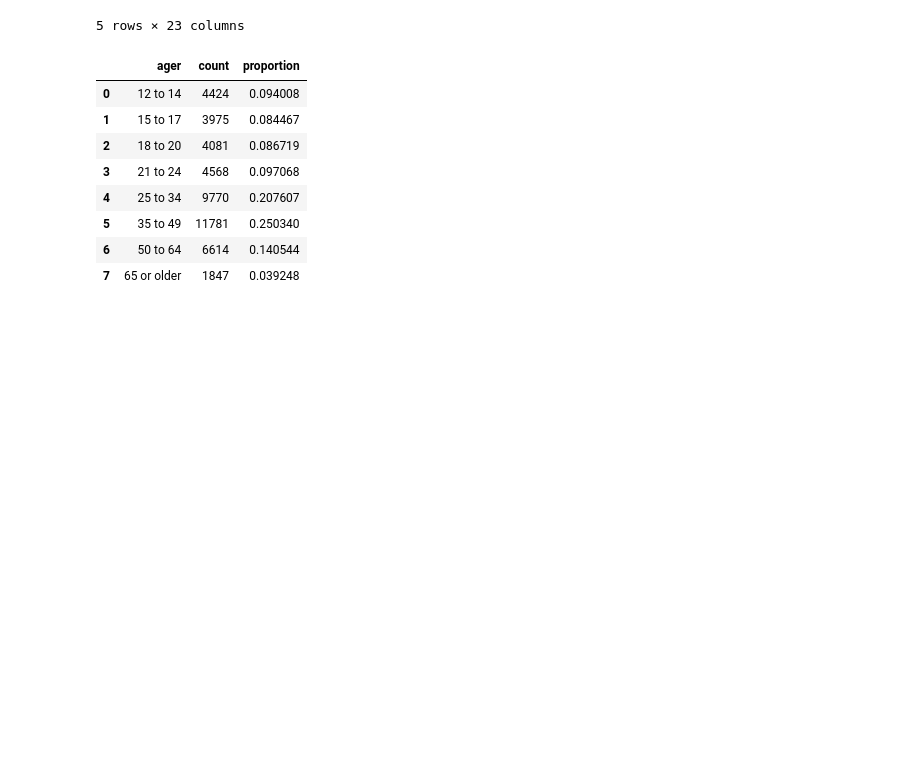
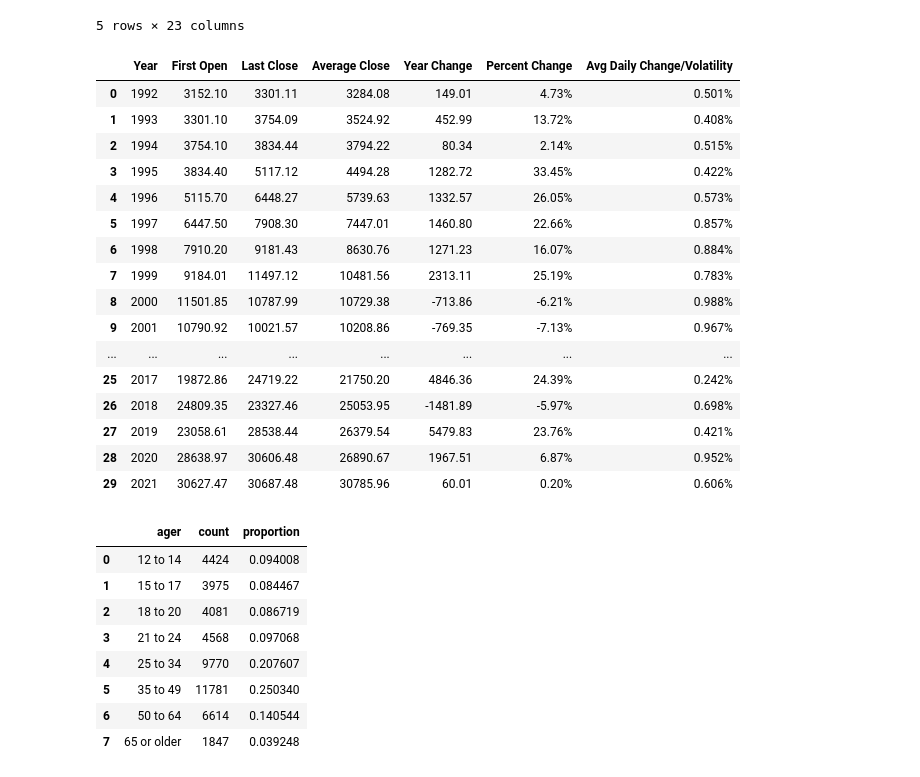
Before and after one commit to SyFlores/Crime_Victimization_and_the_Stock_Market, a Jupyter notebook: Analysis/NCVS_Analysis.ipynb, the cells around one changed output. Cells and saved outputs as stored; diff of their text form; code cells hidden in the pictures; blank space fills up the shorter version.

Commit message:
Added the last of Kate's plots.

```diff
--- a/Analysis/NCVS_Analysis.ipynb
+++ b/Analysis/NCVS_Analysis.ipynb
@@ -10,6 +10,10 @@ import pandas as pd
 ncvs_csv_path = "../DataCleaning/NCVS_Clean"
 ncvs_df = pd.read_csv(ncvs_csv_path)
 ncvs_df.drop(labels = "Unnamed: 0", axis = 1, inplace = True)
+
+DowJones_csv_path = "../DataCleaning/DowJones_Clean"
+DowJones_df = pd.read_csv(DowJones_csv_path)
+DowJones_df.drop(labels = "Unnamed: 0", axis = 1, inplace = True)
 
 ager_csv_path = "../DataCleaning/group_ager_df"
 group_ager_df = pd.read_csv(ager_csv_path)
@@ -36,6 +40,26 @@ ncvs_df.head()
 | 3 | 1996 | 2555.83758 | Female | White | Non-Hispanic | Non-Hispanic white | 25 to 34 | Married | $50,000 to $74,999 | 100,000 to 249,999 | ... | ... |
 | 4 | 1996 | 3017.36110 | Male | White | Non-Hispanic | Non-Hispanic white | 25 to 34 | Never Married | $15,000 to $24,999 | Under 100,000 | ... | ... |
 5 rows × 23 columns
+# %%
+DowJones_df
+# %% [output]
+|  | Year | First Open | Last Close | Average Close | Year Change | Percent Change | Avg Daily Change/Volatility |
+| 0 | 1992 | 3152.10 | 3301.11 | 3284.08 | 149.01 | 4.73% | 0.501% |
+| 1 | 1993 | 3301.10 | 3754.09 | 3524.92 | 452.99 | 13.72% | 0.408% |
+| 2 | 1994 | 3754.10 | 3834.44 | 3794.22 | 80.34 | 2.14% | 0.515% |
+| 3 | 1995 | 3834.40 | 5117.12 | 4494.28 | 1282.72 | 33.45% | 0.422% |
+| 4 | 1996 | 5115.70 | 6448.27 | 5739.63 | 1332.57 | 26.05% | 0.573% |
+| 5 | 1997 | 6447.50 | 7908.30 | 7447.01 | 1460.80 | 22.66% | 0.857% |
+| 6 | 1998 | 7910.20 | 9181.43 | 8630.76 | 1271.23 | 16.07% | 0.884% |
+| 7 | 1999 | 9184.01 | 11497.12 | 10481.56 | 2313.11 | 25.19% | 0.783% |
+| 8 | 2000 | 11501.85 | 10787.99 | 10729.38 | -713.86 | -6.21% | 0.988% |
+| 9 | 2001 | 10790.92 | 10021.57 | 10208.86 | -769.35 | -7.13% | 0.967% |
+| ... | ... | ... | ... | ... | ... | ... | ... |
+| 25 | 2017 | 19872.86 | 24719.22 | 21750.20 | 4846.36 | 24.39% | 0.242% |
+| 26 | 2018 | 24809.35 | 23327.46 | 25053.95 | -1481.89 | -5.97% | 0.698% |
+| 27 | 2019 | 23058.61 | 28538.44 | 26379.54 | 5479.83 | 23.76% | 0.421% |
+| 28 | 2020 | 28638.97 | 30606.48 | 26890.67 | 1967.51 | 6.87% | 0.952% |
+| 29 | 2021 | 30627.47 | 30687.48 | 30785.96 | 60.01 | 0.20% | 0.606% |
 # %%
 group_ager_df
 # %% [output]
```
Also changed, not shown: parts of 4 cells of this notebook.
